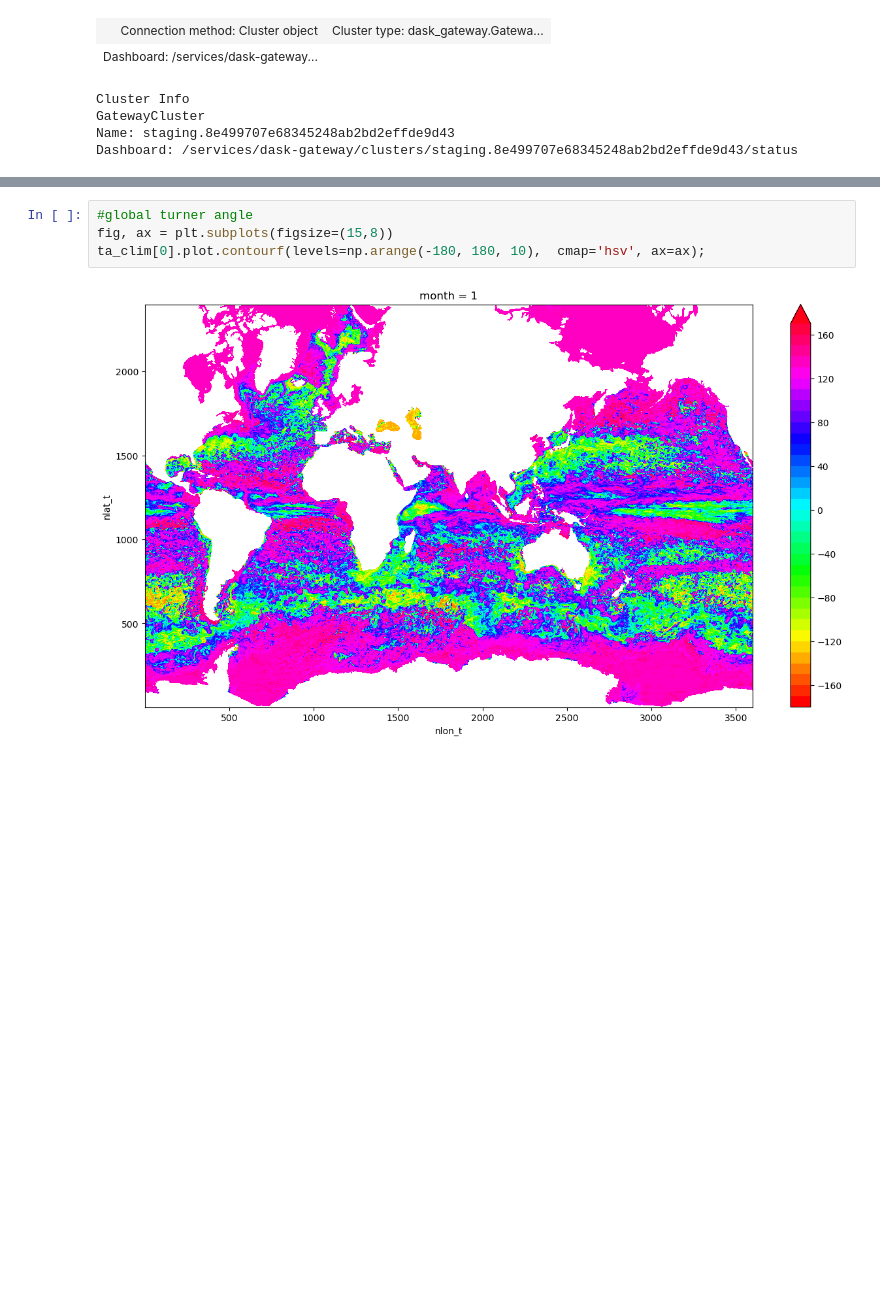
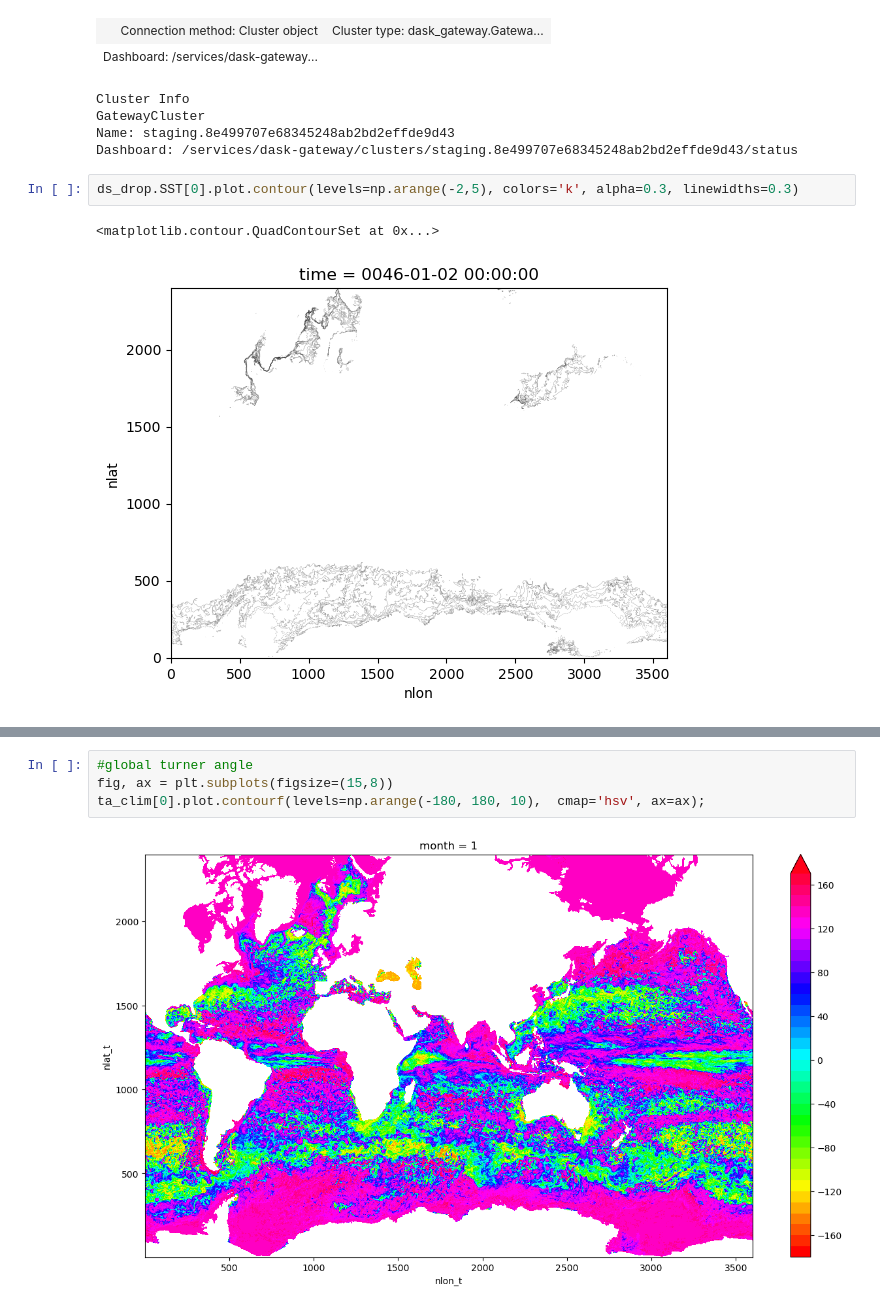
Before and after one commit to shanicetbailey/SST-gradients, a Jupyter notebook: CESM/3_horiz_turner_angle.ipynb, the cells around one changed output, grey strips where cells are left out. Cells and saved outputs as stored; diff of their text form; blank space fills up the shorter version.

```diff
--- a/CESM/3_horiz_turner_angle.ipynb
+++ b/CESM/3_horiz_turner_angle.ipynb
@@ -262,6 +272,11 @@ Cluster Info
 GatewayCluster
 Name: staging.8e499707e68345248ab2bd2effde9d43
 Dashboard: /services/dask-gateway/clusters/staging.8e499707e68345248ab2bd2effde9d43/status
+# %%
+ds_drop.SST[0].plot.contour(levels=np.arange(-2,5), colors='k', alpha=0.3, linewidths=0.3)
+# %% [output]
+<matplotlib.contour.QuadContourSet at 0x...>
+[figure, added]
 # %%
 #global turner angle
 fig, ax = plt.subplots(figsize=(15,8))
```
Also changed, not shown: parts of 8 cells of this notebook.
